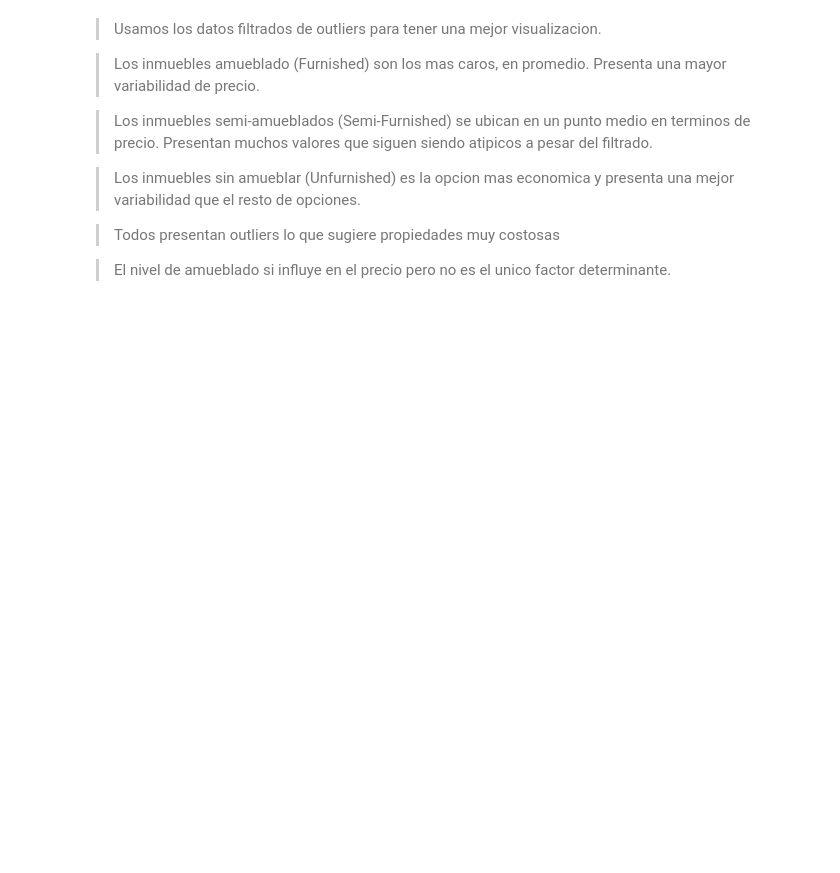
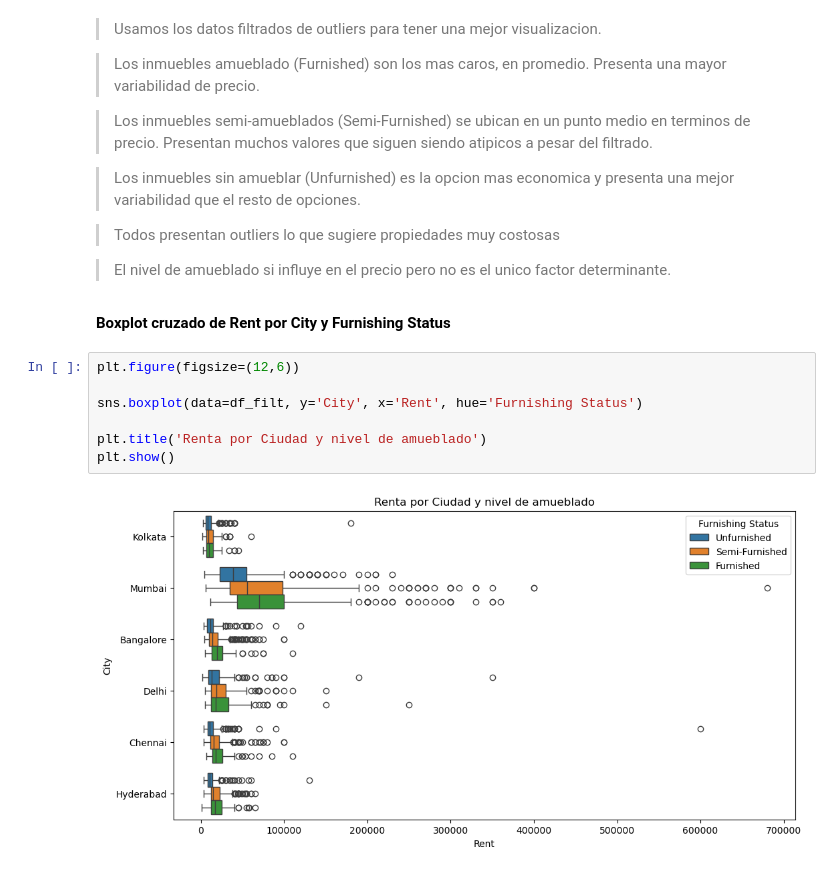
Before and after one commit to jbernalg/Learning_Data, a Jupyter notebook: Course_ML2/Semana_09/JeinffersonBernal_reto8_ML2.ipynb, the cells around one changed output. Cells and saved outputs as stored; diff of their text form; blank space fills up the shorter version.

```diff
--- a/Course_ML2/Semana_09/JeinffersonBernal_reto8_ML2.ipynb
+++ b/Course_ML2/Semana_09/JeinffersonBernal_reto8_ML2.ipynb
@@ -146,3 +146,14 @@ sns.boxplot(x=df_filt['Rent'], y=df_filt['Furnishing Status'], hue=df_filt['Furn
 > Todos presentan outliers lo que sugiere propiedades muy costosas
 
 > El nivel de amueblado si influye en el precio pero no es el unico factor determinante.
+# %% [markdown]
+__Boxplot cruzado de Rent por City y Furnishing Status__
+# %%
+plt.figure(figsize=(12,6))
+
+sns.boxplot(data=df_filt, y='City', x='Rent', hue='Furnishing Status')
+
+plt.title('Renta por Ciudad y nivel de amueblado')
+plt.show()
+# %% [output]
+[figure, added]
```
Also changed, not shown: parts of 4 cells of this notebook.
